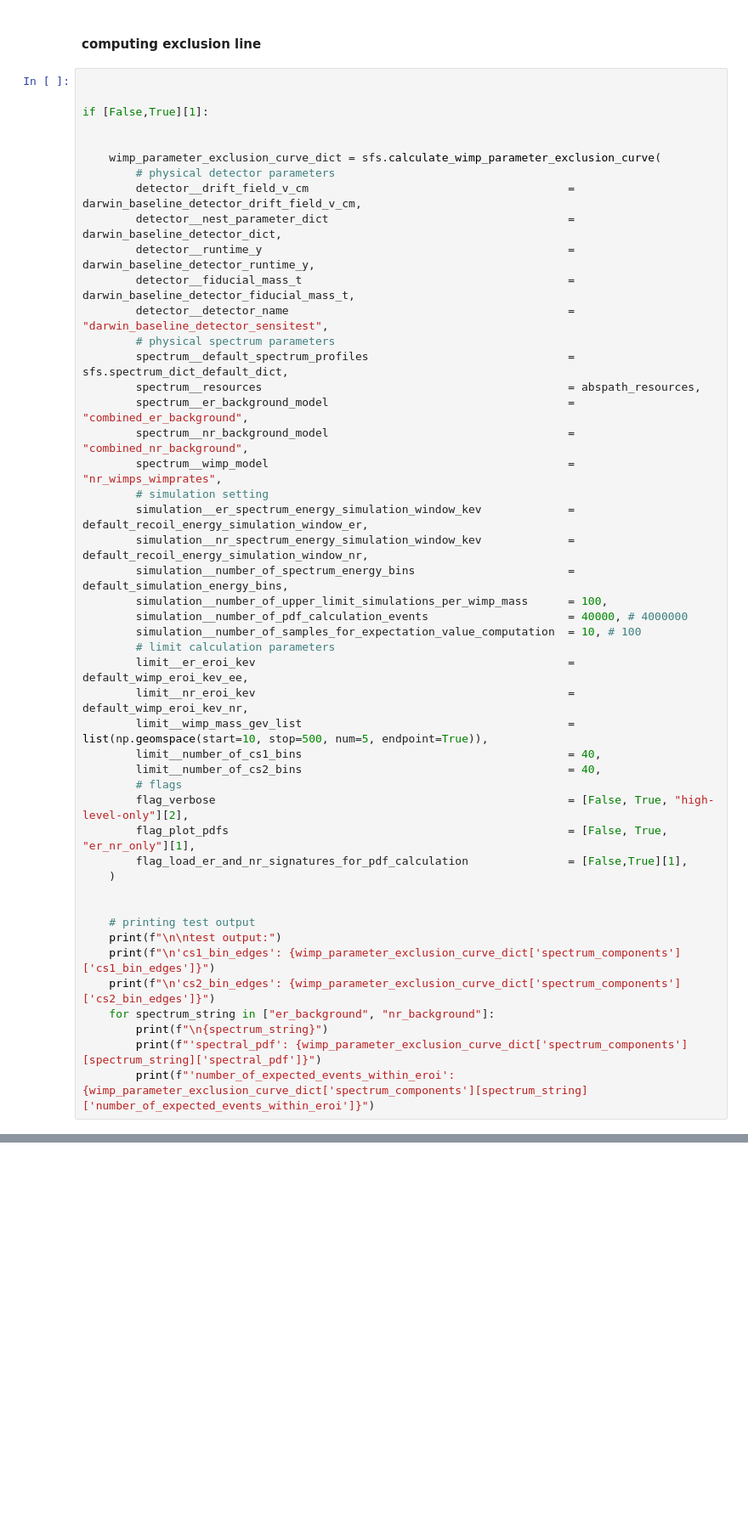
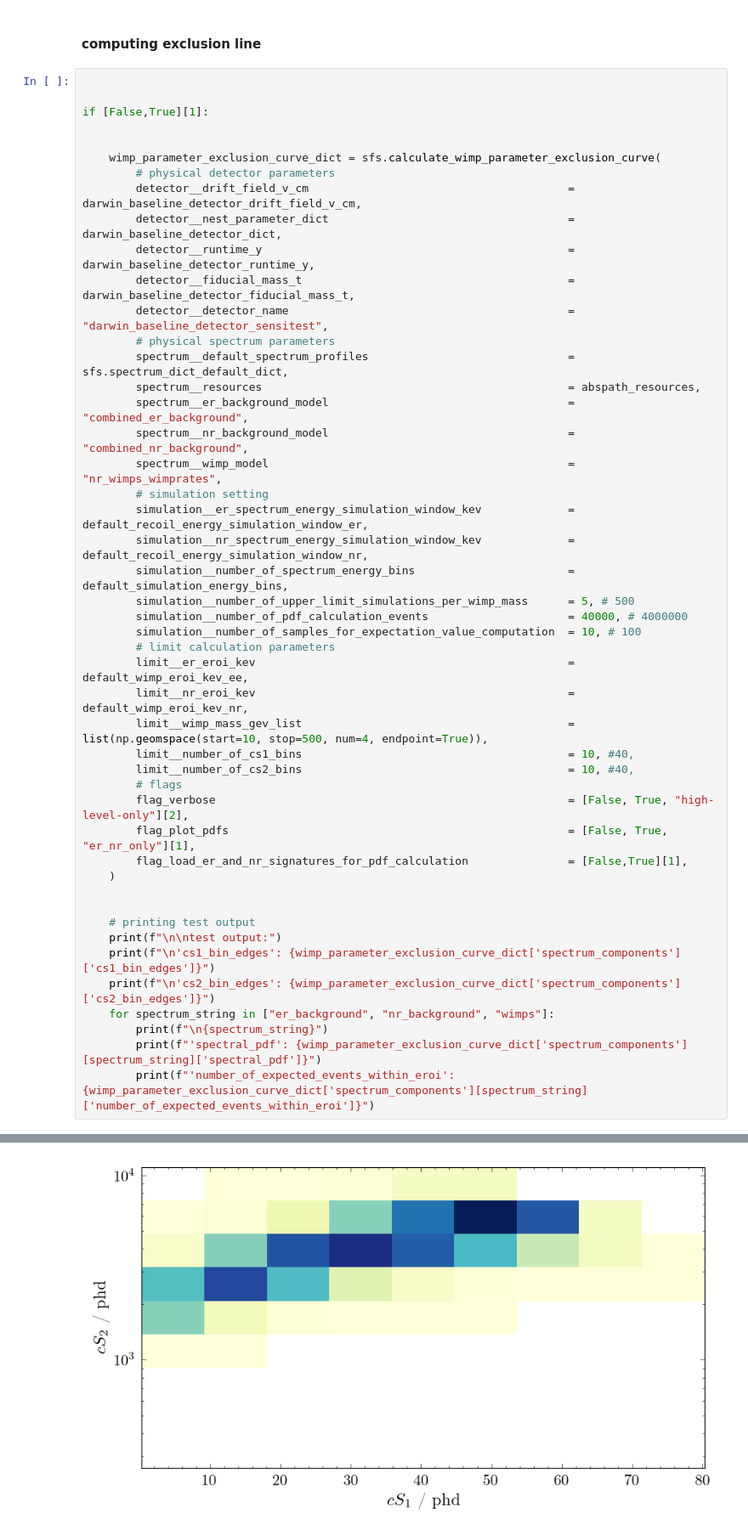
Before and after one commit to DanielBaur/sfsv2, a Jupyter notebook: sfs.ipynb, the cells around one changed output, grey strips where cells are left out. Shown: that part at 85% size. Cells and saved outputs as stored; diff of their text form; blank space fills up the shorter version.

```diff
--- a/sfs.ipynb
+++ b/sfs.ipynb
@@ -899,15 +899,15 @@ if [False,True][1]:
         simulation__er_spectrum_energy_simulation_window_kev             = default_recoil_energy_simulation_window_er,
         simulation__nr_spectrum_energy_simulation_window_kev             = default_recoil_energy_simulation_window_nr,
         simulation__number_of_spectrum_energy_bins                       = default_simulation_energy_bins,
-        simulation__number_of_upper_limit_simulations_per_wimp_mass      = 100,
+        simulation__number_of_upper_limit_simulations_per_wimp_mass      = 5, # 500
         simulation__number_of_pdf_calculation_events                     = 40000, # 4000000
         simulation__number_of_samples_for_expectation_value_computation  = 10, # 100
         # limit calculation parameters
         limit__er_eroi_kev                                               = default_wimp_eroi_kev_ee,
         limit__nr_eroi_kev                                               = default_wimp_eroi_kev_nr,
-        limit__wimp_mass_gev_list                                        = list(np.geomspace(start=10, stop=500, num=5, endpoint=True)),
-        limit__number_of_cs1_bins                                        = 40,
-        limit__number_of_cs2_bins                                        = 40,
+        limit__wimp_mass_gev_list                                        = list(np.geomspace(start=10, stop=500, num=4, endpoint=True)),
+        limit__number_of_cs1_bins                                        = 10, #40,
+        limit__number_of_cs2_bins                                        = 10, #40,
         # flags
         flag_verbose                                                     = [False, True, "high-level-only"][2],
         flag_plot_pdfs                                                   = [False, True, "er_nr_only"][1],
@@ -919,7 +919,7 @@ if [False,True][1]:
     print(f"\n\ntest output:")
     print(f"\n'cs1_bin_edges': {wimp_parameter_exclusion_curve_dict['spectrum_components']['cs1_bin_edges']}")
     print(f"\n'cs2_bin_edges': {wimp_parameter_exclusion_curve_dict['spectrum_components']['cs2_bin_edges']}")
-    for spectrum_string in ["er_background", "nr_background"]:
+    for spectrum_string in ["er_background", "nr_background", "wimps"]:
         print(f"\n{spectrum_string}")
         print(f"'spectral_pdf': {wimp_parameter_exclusion_curve_dict['spectrum_components'][spectrum_string]['spectral_pdf']}")
         print(f"'number_of_expected_events_within_eroi': {wimp_parameter_exclusion_curve_dict['spectrum_components'][spectrum_string]['number_of_expected_events_within_eroi']}")
@@ -961,0 +956 @@ nr_background
+[figure, added]
```
Also changed, not shown: parts of 3 cells of this notebook, 2 other files.
